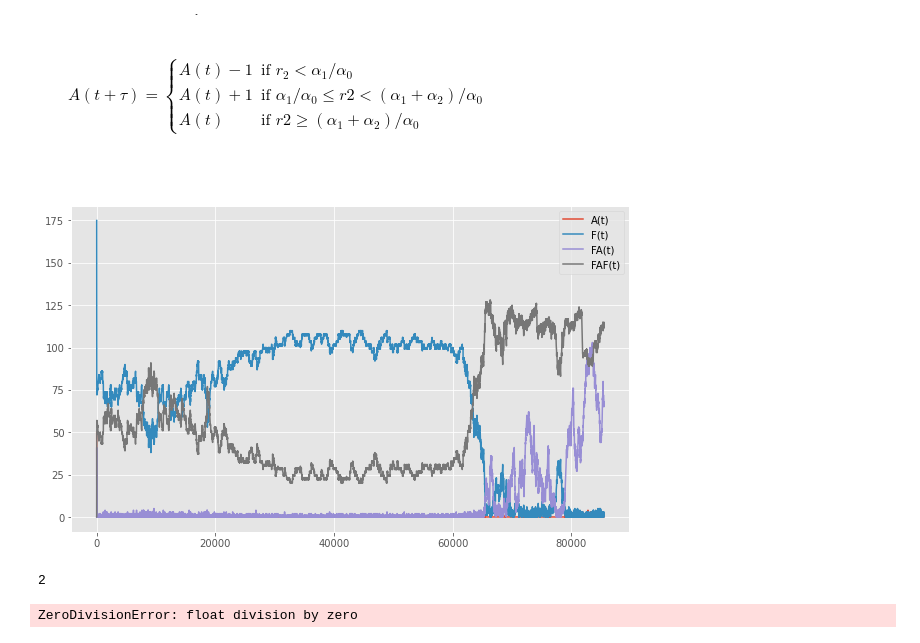
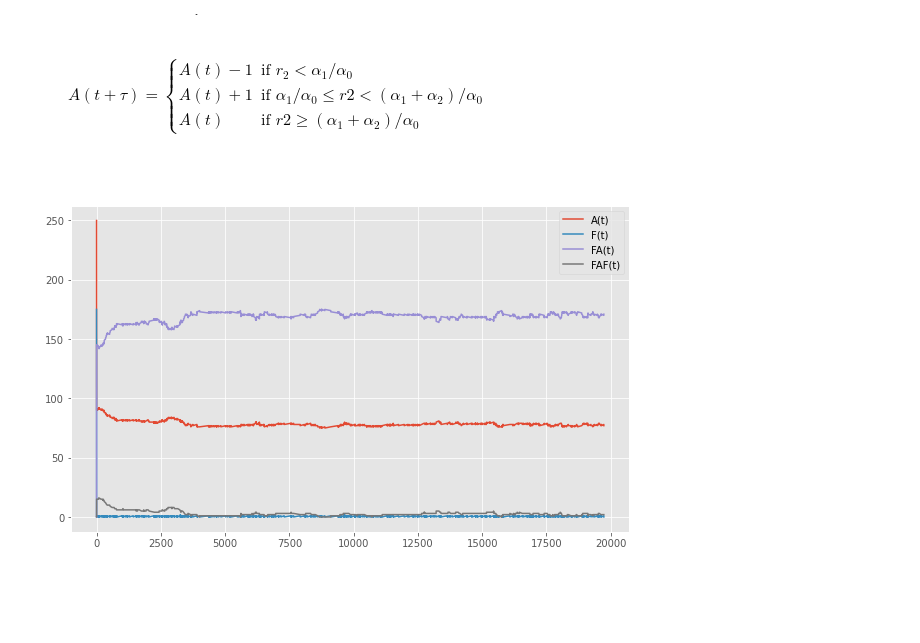
Before and after one commit to mileswhen/gillessa, a Jupyter notebook: SRDS.ipynb, the cells around one changed output. Saved outputs shown, nothing was run; the diff lists cells and outputs as text; code cells hidden in the pictures; blank space fills up the shorter version.

```diff
--- a/SRDS.ipynb
+++ b/SRDS.ipynb
@@ -267,33 +268,31 @@ def chooseR(pvec, avec):
     a1, a2, a3, a4 = avec
     a0 = sum(avec)
 
-    # A(t) conditions
+    # a1 conditions
     if r2 < a1/a0:
         a_t -= 1
-    elif a1/a0 <= r2 < (a1+a2)/a0:
+        f_t -= 1
+        fa_t += 1
+
+    # a2 conditions
+    if a1/a0 <= r2 < (a1+a2)/a0:
         a_t += 1
-
-    # F(t) conditions
-    if r2 < (a1+a3)/a0:
-        f_t -= 1
-    else:
         f_t += 1
-
-    # FA(t) conditions
-    if r2 < (a1+a4)/a0:
-        fa_t += 1
-    else:
         fa_t -= 1
 
-    # FAF(t) conditions
-    if r2 < a3/a0:
+    # a3 conditions:
+    if (a1+a2)/a0 <= r2 < (a1+a2+a3)/a0:
+        f_t -= 1
+        fa_t -= 1
         faf_t += 1
-    elif a3/a0 <= r2 < (a3+a4)/a0:
+
+    # a4 conditions:
+    if (a1+a2+a3)/a0 <= r2 < (a1+a2+a3+a4)/a0:
+        f_t += 1
+        fa_t += 1
         faf_t -= 1
 
-    pvec_update = [a_t, f_t, fa_t, faf_t]
-
-    return pvec_update
+    return [a_t, f_t, fa_t, faf_t]
 
 
 def sim(pvec_initial, kvec, maxstep):
@@ -320,31 +319,14 @@ def sim(pvec_initial, kvec, maxstep):
 
     return plist, tlist
 # %%
-particles, times = sim(pvec_initial=[50,175,0,0], kvec=[.02,.0001,.002,.001], maxstep=10000)
+particles, times = sim(pvec_initial=[250,175,0,0], kvec=[.02,.0001,.002,.001], maxstep=1000)
 
 plt.figure(figsize=[10,6])
 plt.plot(times, [i[0] for i in particles], label='A(t)')
 plt.plot(times, [i[1] for i in particles], label='F(t)')
 plt.plot(times, [i[2] for i in particles], label='FA(t)')
 plt.plot(times, [i[3] for i in particles], label='FAF(t)')
 plt.legend()
 plt.show()
 # %% [output]
-[figure, old version]
+[figure, new version]
-# %%
-ssmeans = []
-
-for anum in range(2, 250, 2):
-    print(anum)
-    particles, times = sim([anum,175,0,0], kvec=[.02,.0001,.002,.001], maxstep=5000)
-    fafs = [i[3] for i in particles]
-    steadymean = sum(fafs[500:])/500
-    ssmeans.append(steadymean)
-
-#
-plt.figure()
-plt.plot(ssmeans)
-plt.show()
-# %% [output]
-2
-ZeroDivisionError: float division by zero
```
Also changed, not shown: parts of 2 cells of this notebook.
